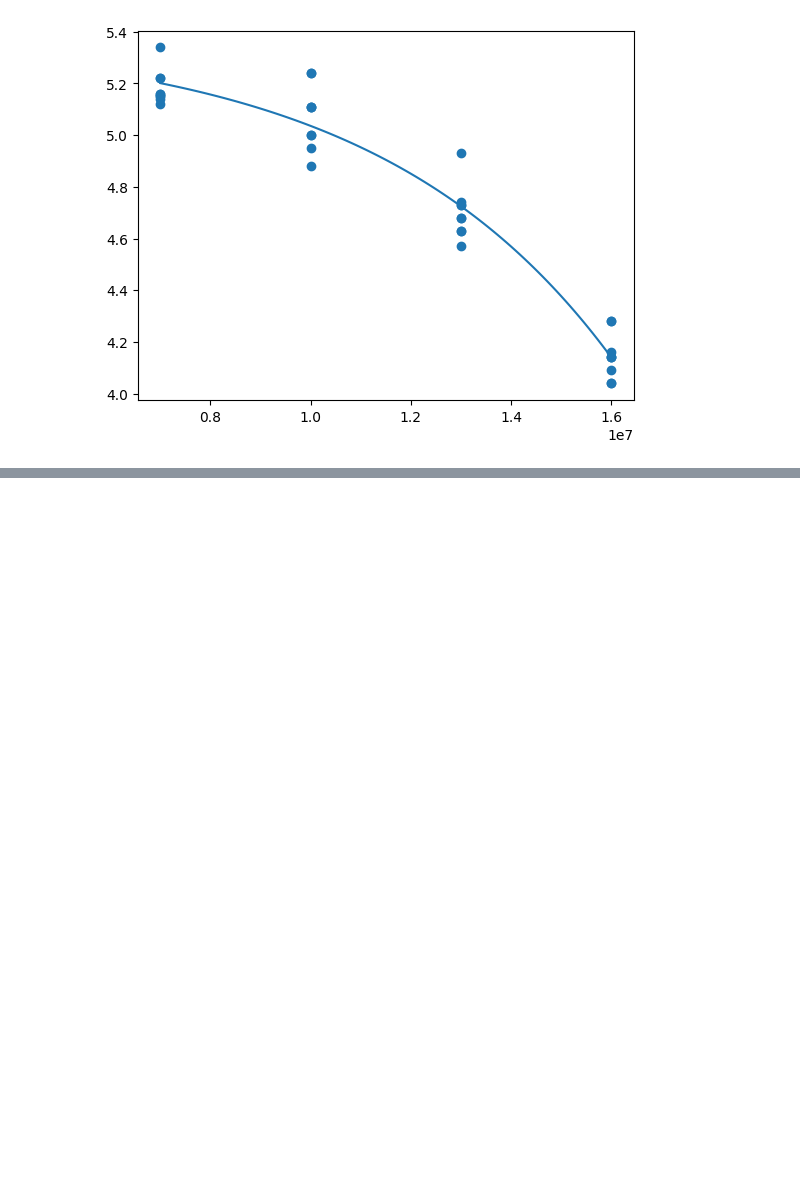
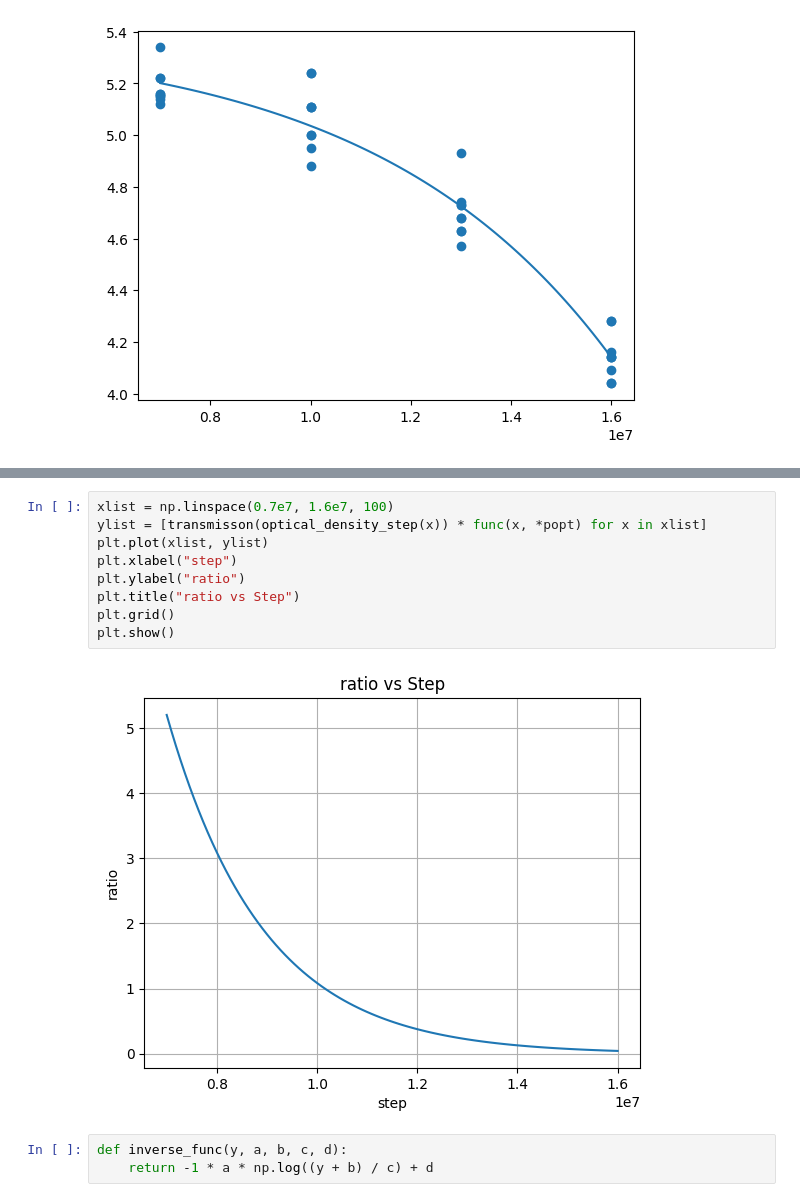
Before and after one commit to chiashi-lab/pl, a Jupyter notebook: notebook/analyse.ipynb, the cells around one changed output, grey strips where cells are left out. Saved outputs shown, nothing was run; the diff lists cells and outputs as text; blank space fills up the shorter version.

```diff
--- a/notebook/analyse.ipynb
+++ b/notebook/analyse.ipynb
@@ -187,0 +215,14 @@ plt.show()
+# %%
+xlist = np.linspace(0.7e7, 1.6e7, 100)
+ylist = [transmisson(optical_density_step(x)) * func(x, *popt) for x in xlist]
+plt.plot(xlist, ylist)
+plt.xlabel("step")
+plt.ylabel("ratio")
+plt.title("ratio vs Step")
+plt.grid()
+plt.show()
+# %% [output]
+[figure, added]
+# %%
+def inverse_func(y, a, b, c, d):
+    return -1 * a * np.log((y + b) / c) + d
```
Also changed, not shown: parts of 5 cells of this notebook, 2 other files.
